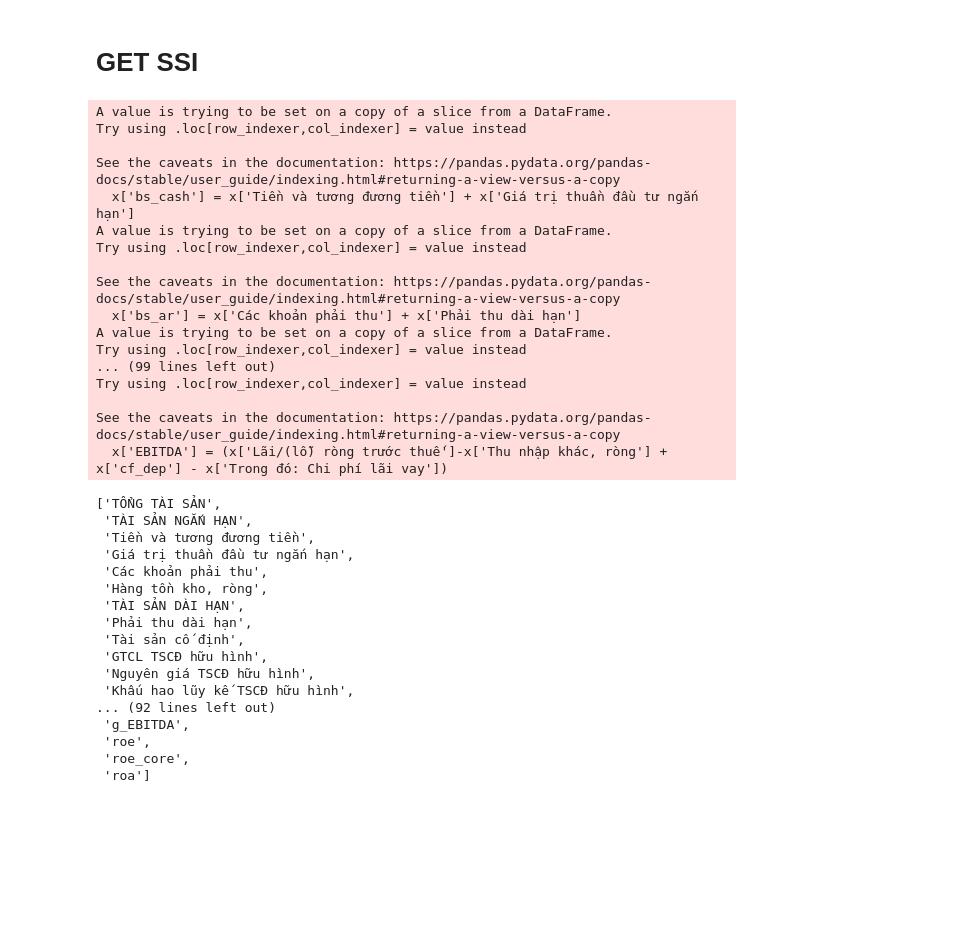
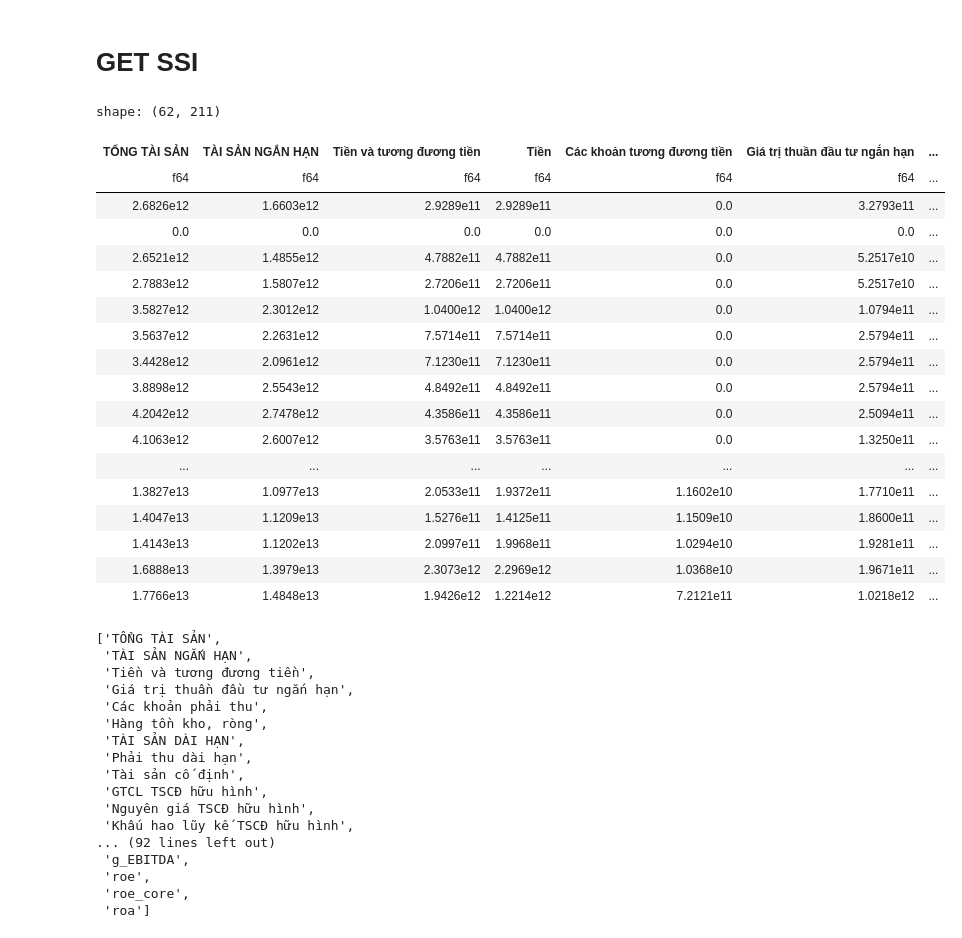
Before and after one commit to hanhieu/nghichngom, a Jupyter notebook: get_fs_local.ipynb, the cells around one changed output. Saved outputs shown, nothing was run; the diff lists cells and outputs as text; code cells hidden in the pictures; blank space fills up the shorter version.

```diff
--- a/get_fs_local.ipynb
+++ b/get_fs_local.ipynb
@@ -5,11 +5,11 @@ import numpy as np
 idx = pd.IndexSlice
 pd.options.display.float_format = '{:,.3f}'.format
 # %%
-df = pd.read_pickle('E:/Data/DataSQL/df_merge')
-col = pd.read_excel('E:/Data/6.Python/VND-col.xlsx')
-sql_col = pd.read_excel('E:/Data/6.Python/SQL-col.xlsx')
-nganh = pd.read_excel('E:/Data/NganhICB.xlsx')
-list_ticker = list(nganh['ticker'].values)
+# df = pd.read_pickle('E:/Data/DataSQL/df_merge')
+# col = pd.read_excel('E:/Data/6.Python/VND-col.xlsx')
+# sql_col = pd.read_excel('E:/Data/6.Python/SQL-col.xlsx')
+# nganh = pd.read_excel('E:/Data/NganhICB.xlsx')
+# list_ticker = list(nganh['ticker'].values)
 # %% [markdown]
 # GET SSI
 # %%
@@ -267,20 +406,0 @@ financial_report('HAG','BalanceSheet','Yearly').to_excel('HAG_BS.xlsx',index=Fal
-# %%
-save_excel('HAG')
-# %% [output]
-A value is trying to be set on a copy of a slice from a DataFrame.
-Try using .loc[row_indexer,col_indexer] = value instead
-
-See the caveats in the documentation: https://pandas.pydata.org/pandas-docs/stable/user_guide/indexing.html#returning-a-view-versus-a-copy
-  x['bs_cash'] = x['Tiền và tương đương tiền'] + x['Giá trị thuần đầu tư ngắn hạn']
-A value is trying to be set on a copy of a slice from a DataFrame.
-Try using .loc[row_indexer,col_indexer] = value instead
-
-See the caveats in the documentation: https://pandas.pydata.org/pandas-docs/stable/user_guide/indexing.html#returning-a-view-versus-a-copy
-  x['bs_ar'] = x['Các khoản phải thu'] + x['Phải thu dài hạn']
-A value is trying to be set on a copy of a slice from a DataFrame.
-Try using .loc[row_indexer,col_indexer] = value instead
-... (99 lines left out)
-Try using .loc[row_indexer,col_indexer] = value instead
-
-See the caveats in the documentation: https://pandas.pydata.org/pandas-docs/stable/user_guide/indexing.html#returning-a-view-versus-a-copy
-  x['EBITDA'] = (x['Lãi/(lỗ) ròng trước thuế']-x['Thu nhập khác, ròng'] + x['cf_dep'] - x['Trong đó: Chi phí lãi vay'])
@@ -287,3 +409,25 @@ See the caveats in the documentation: https://pandas.pydata.org/pandas-docs/stab
+# %%
+get_data_Q('DIG')
+# %% [output]
+shape: (62, 211)
+| TỔNG TÀI SẢN | TÀI SẢN NGẮN HẠN | Tiền và tương đương tiền | Tiền | Các khoản tương đương tiền | Giá trị thuần đầu tư ngắn hạn | ... |
+| f64 | f64 | f64 | f64 | f64 | f64 | ... |
+| 2.6826e12 | 1.6603e12 | 2.9289e11 | 2.9289e11 | 0.0 | 3.2793e11 | ... |
+| 0.0 | 0.0 | 0.0 | 0.0 | 0.0 | 0.0 | ... |
+| 2.6521e12 | 1.4855e12 | 4.7882e11 | 4.7882e11 | 0.0 | 5.2517e10 | ... |
+| 2.7883e12 | 1.5807e12 | 2.7206e11 | 2.7206e11 | 0.0 | 5.2517e10 | ... |
+| 3.5827e12 | 2.3012e12 | 1.0400e12 | 1.0400e12 | 0.0 | 1.0794e11 | ... |
+| 3.5637e12 | 2.2631e12 | 7.5714e11 | 7.5714e11 | 0.0 | 2.5794e11 | ... |
+| 3.4428e12 | 2.0961e12 | 7.1230e11 | 7.1230e11 | 0.0 | 2.5794e11 | ... |
+| 3.8898e12 | 2.5543e12 | 4.8492e11 | 4.8492e11 | 0.0 | 2.5794e11 | ... |
+| 4.2042e12 | 2.7478e12 | 4.3586e11 | 4.3586e11 | 0.0 | 2.5094e11 | ... |
+| 4.1063e12 | 2.6007e12 | 3.5763e11 | 3.5763e11 | 0.0 | 1.3250e11 | ... |
+| ... | ... | ... | ... | ... | ... | ... |
+| 1.3827e13 | 1.0977e13 | 2.0533e11 | 1.9372e11 | 1.1602e10 | 1.7710e11 | ... |
+| 1.4047e13 | 1.1209e13 | 1.5276e11 | 1.4125e11 | 1.1509e10 | 1.8600e11 | ... |
+| 1.4143e13 | 1.1202e13 | 2.0997e11 | 1.9968e11 | 1.0294e10 | 1.9281e11 | ... |
+| 1.6888e13 | 1.3979e13 | 2.3073e12 | 2.2969e12 | 1.0368e10 | 1.9671e11 | ... |
+| 1.7766e13 | 1.4848e13 | 1.9426e12 | 1.2214e12 | 7.2121e11 | 1.0218e12 | ... |
 # %%
 list(x.index.get_level_values(0))
 # %% [output]
```
Also changed, not shown: parts of 9 cells of this notebook.
